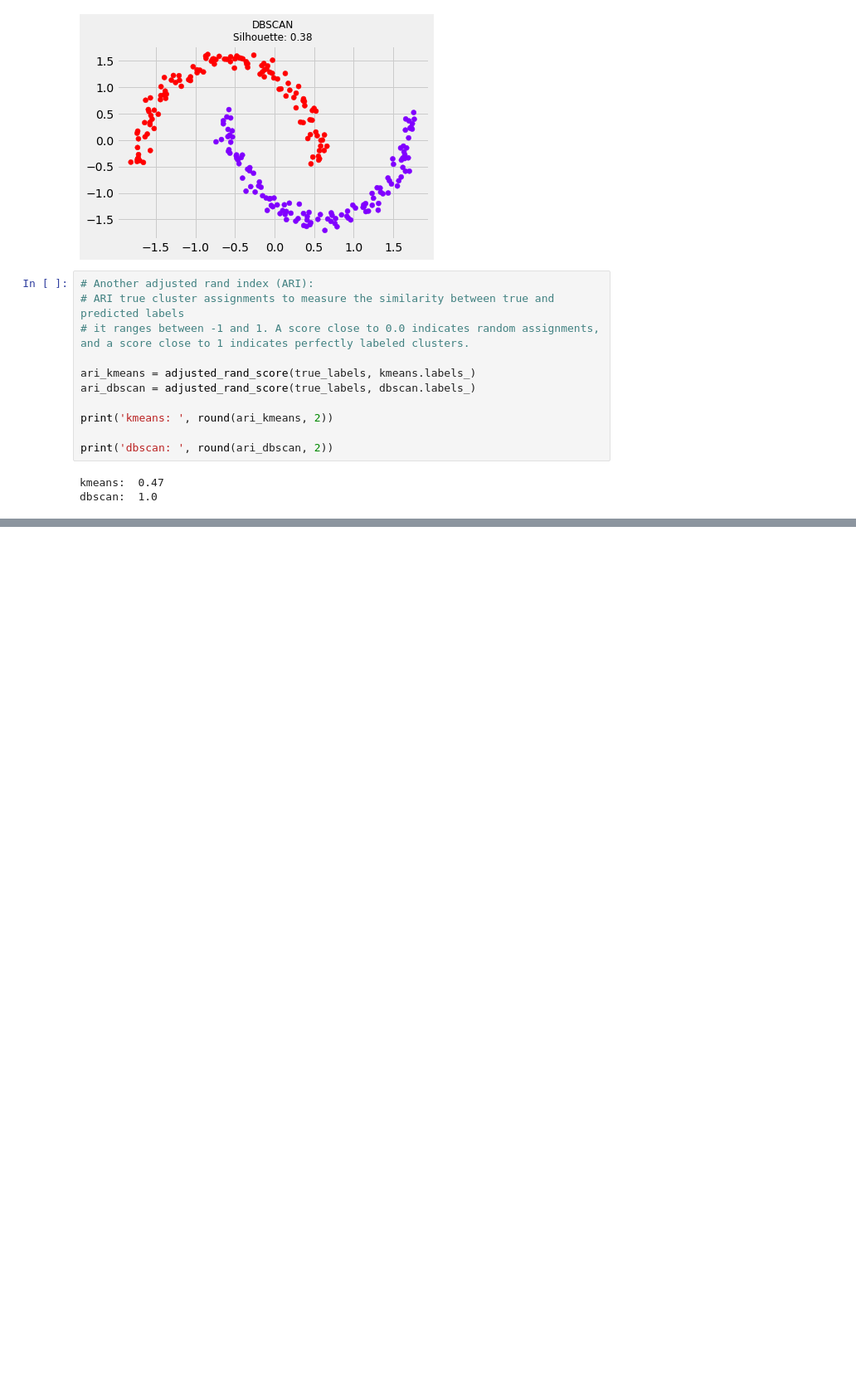
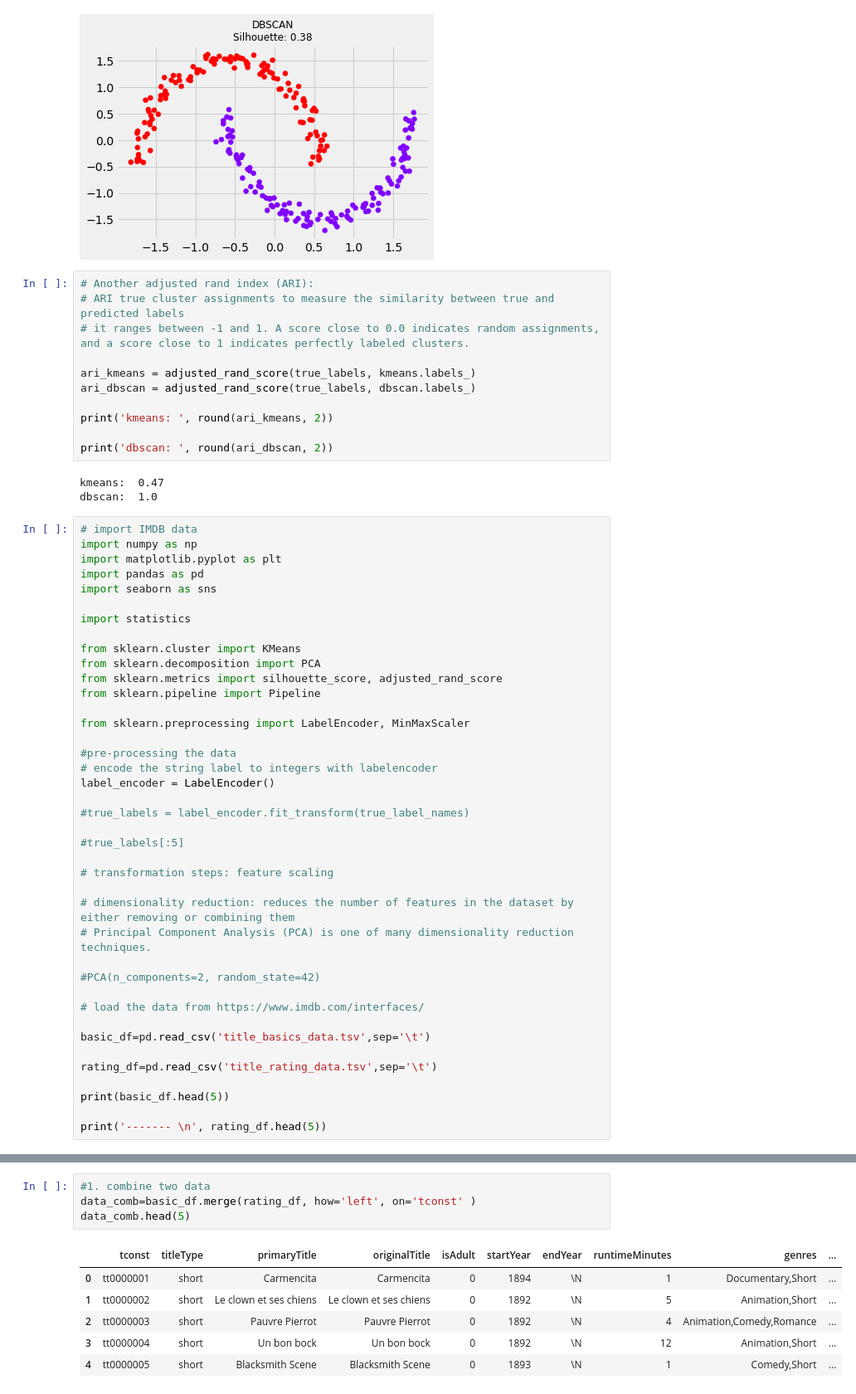
Before and after one commit to emma1119/Airbnb---Exporatory-Data-Analysis-for-Hawaii-Airbnb-Rentals-Using-Python, a Jupyter notebook: IMDb - Movie Recommendation using K-Means.ipynb, the cells around one changed output, grey strips where cells are left out. Shown: that part at 83% size. Saved outputs shown, nothing was run; the diff lists cells and outputs as text; blank space fills up the shorter version.

```diff
--- a/IMDb - Movie Recommendation using K-Means.ipynb
+++ b/IMDb - Movie Recommendation using K-Means.ipynb
@@ -246,3 +251,43 @@ print('dbscan: ', round(ari_dbscan, 2))
 # %% [output]
 kmeans:  0.47
 dbscan:  1.0
+# %%
+# import IMDB data
+import numpy as np
+import matplotlib.pyplot as plt
+import pandas as pd
+import seaborn as sns
+
+import statistics
+
+from sklearn.cluster import KMeans
+from sklearn.decomposition import PCA
+from sklearn.metrics import silhouette_score, adjusted_rand_score
+from sklearn.pipeline import Pipeline
+
+from sklearn.preprocessing import LabelEncoder, MinMaxScaler
+
+#pre-processing the data
+# encode the string label to integers with labelencoder
+label_encoder = LabelEncoder()
+
+#true_labels = label_encoder.fit_transform(true_label_names)
+
+#true_labels[:5]
+
+# transformation steps: feature scaling
+
+# dimensionality reduction: reduces the number of features in the dataset by either removing or combining them
+# Principal Component Analysis (PCA) is one of many dimensionality reduction techniques.
+
+#PCA(n_components=2, random_state=42)
+
+# load the data from https://www.imdb.com/interfaces/
+
+basic_df=pd.read_csv('title_basics_data.tsv',sep='\t')
+
+rating_df=pd.read_csv('title_rating_data.tsv',sep='\t')
+
+print(basic_df.head(5))
+
+print('------- \n', rating_df.head(5))
@@ -248,0 +341,11 @@ dbscan:  1.0
+# %%
+#1. combine two data
+data_comb=basic_df.merge(rating_df, how='left', on='tconst' )
+data_comb.head(5)
+# %% [output]
+|  | tconst | titleType | primaryTitle | originalTitle | isAdult | startYear | endYear | runtimeMinutes | genres | ... |
+| 0 | tt0000001 | short | Carmencita | Carmencita | 0 | 1894 | \N | 1 | Documentary,Short | ... |
+| 1 | tt0000002 | short | Le clown et ses chiens | Le clown et ses chiens | 0 | 1892 | \N | 5 | Animation,Short | ... |
+| 2 | tt0000003 | short | Pauvre Pierrot | Pauvre Pierrot | 0 | 1892 | \N | 4 | Animation,Comedy,Romance | ... |
+| 3 | tt0000004 | short | Un bon bock | Un bon bock | 0 | 1892 | \N | 12 | Animation,Short | ... |
+| 4 | tt0000005 | short | Blacksmith Scene | Blacksmith Scene | 0 | 1893 | \N | 1 | Comedy,Short | ... |
```
Also changed, not shown: parts of 9 cells of this notebook.
